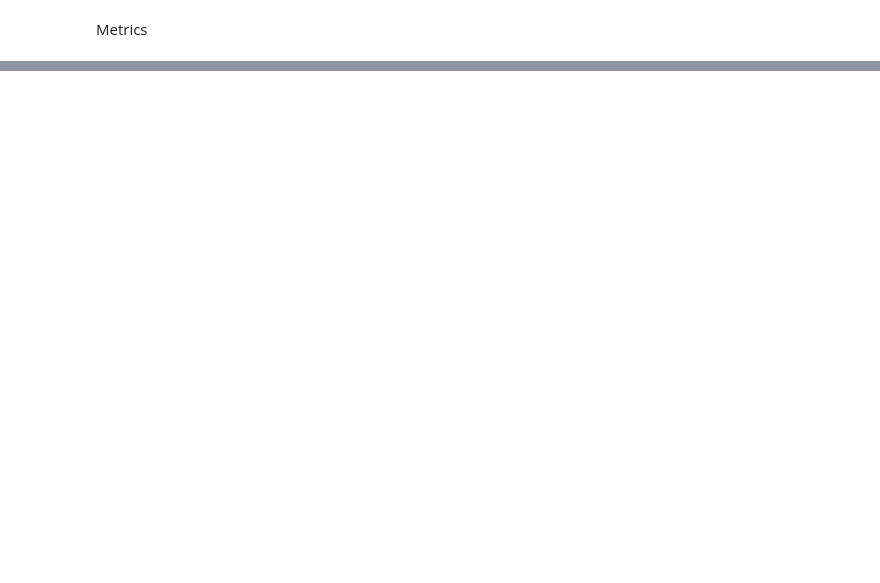
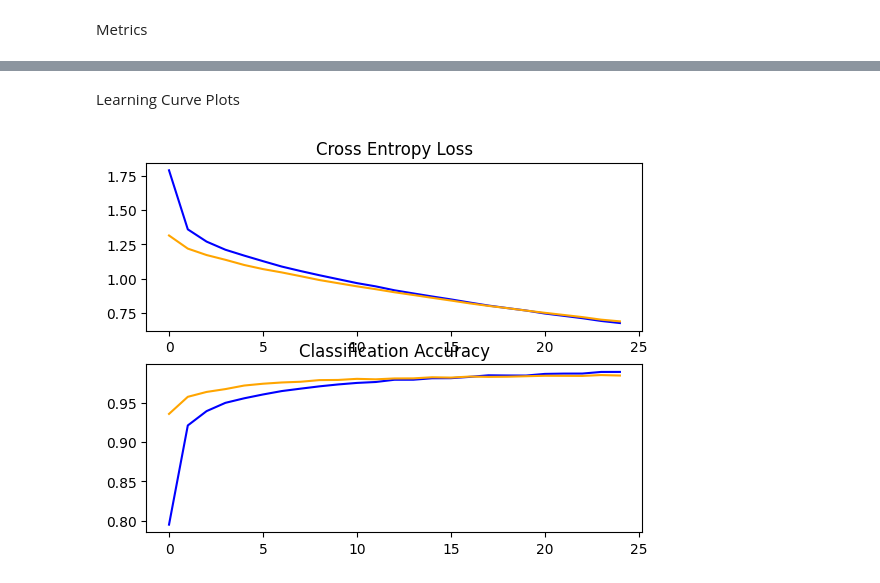
Before and after one commit to armankhl/MNIST-RECOGNITION-MODEL-PROJECT, a Jupyter notebook: EmnistClassifierModel.ipynb, the cells around one changed output, grey strips where cells are left out. Cells and saved outputs as stored; diff of their text form; code cells hidden in the pictures; blank space fills up the shorter version.

```diff
--- a/EmnistClassifierModel.ipynb
+++ b/EmnistClassifierModel.ipynb
@@ -177,0 +200,24 @@ Accuracy: 93.50%
+# %% [markdown]
+Learning Curve Plots
+# %%
+histories = list()
+histories.append(history)
+
+# plot diagnostic learning curves
+def summarize_diagnostics(histories):
+	for i in range(len(histories)):
+		# plot loss
+		plt.subplot(2, 1, 1)
+		plt.title('Cross Entropy Loss')
+		plt.plot(histories[i].history['loss'], color='blue', label='train')
+		plt.plot(histories[i].history['val_loss'], color='orange', label='test')
+		# plot accuracy
+		plt.subplot(2, 1, 2)
+		plt.title('Classification Accuracy')
+		plt.plot(histories[i].history['accuracy'], color='blue', label='train')
+		plt.plot(histories[i].history['val_accuracy'], color='orange', label='test')
+	plt.show()
+
+summarize_diagnostics(histories)
+# %% [output]
+[figure, added]
```
Also changed, not shown: parts of 10 cells of this notebook, 2 other files.
